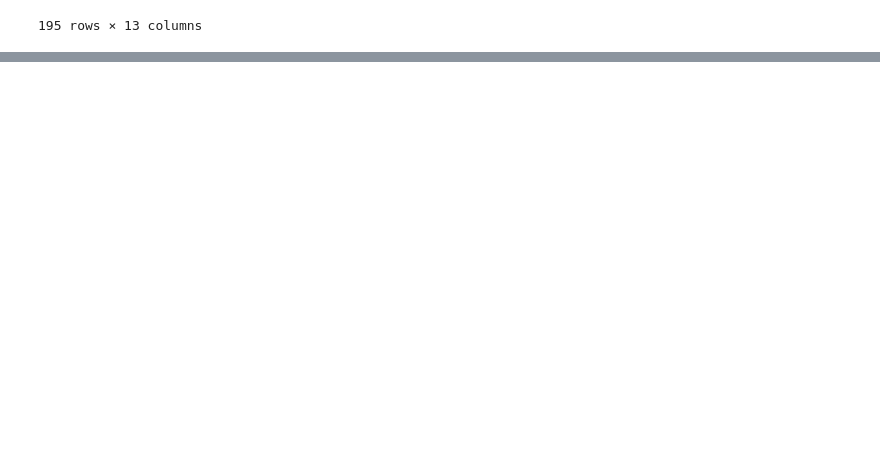
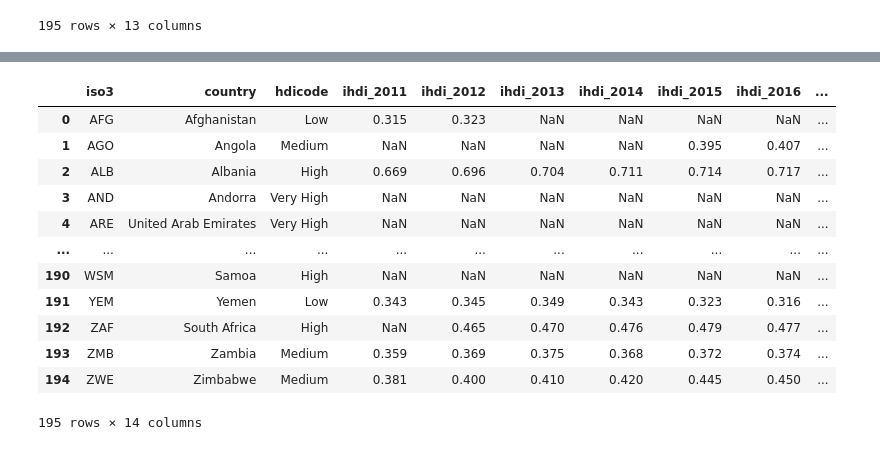
Before and after one commit to AbdullaMashaly/Human_Development_Index, a Jupyter notebook: HDI_cleaning_data.ipynb, the cells around one changed output, grey strips where cells are left out. Cells and saved outputs as stored; diff of their text form; code cells hidden in the pictures; blank space fills up the shorter version.

Commit message:
pushing additional tables needed and updated cleaning file

```diff
--- a/HDI_cleaning_data.ipynb
+++ b/HDI_cleaning_data.ipynb
@@ -386,3 +386,32 @@ GII_regions_cleaned
 GII_countries.to_csv("csv tables/GII_countries.csv", index=False)
 GII_regions_cleaned.to_csv("csv tables/GII_regions.csv", index=False)
 GII_levels_cleaned.to_csv("csv tables/GII_levels.csv", index=False)
+# %%
+# Extract the columns we are interested in analyzing for the HDI index table
+
+IHDI_index_df = HDI_df.loc[:, ['iso3', 'country', 'hdicode', "ihdi_2011","ihdi_2012",\
+                                        "ihdi_2013","ihdi_2014","ihdi_2015", "ihdi_2016","ihdi_2017","ihdi_2018","ihdi_2019","ihdi_2020","ihdi_2021"
+                                        ]]
+
+#Rename the column headers
+IHDI_titles= HDI_index_df.rename(columns = {"iso3": "id" }, inplace = True)
+
+IHDI_index_levels= IHDI_index_df.iloc[195:199,]
+IHDI_index_regions= IHDI_index_df.iloc[200:206,]
+IHDI_index_countries= IHDI_index_df.iloc[0:195,]
+
+IHDI_index_countries
+# %% [output]
+|  | iso3 | country | hdicode | ihdi_2011 | ihdi_2012 | ihdi_2013 | ihdi_2014 | ihdi_2015 | ihdi_2016 | ... |
+| 0 | AFG | Afghanistan | Low | 0.315 | 0.323 | NaN | NaN | NaN | NaN | ... |
+| 1 | AGO | Angola | Medium | NaN | NaN | NaN | NaN | 0.395 | 0.407 | ... |
+| 2 | ALB | Albania | High | 0.669 | 0.696 | 0.704 | 0.711 | 0.714 | 0.717 | ... |
+| 3 | AND | Andorra | Very High | NaN | NaN | NaN | NaN | NaN | NaN | ... |
+| 4 | ARE | United Arab Emirates | Very High | NaN | NaN | NaN | NaN | NaN | NaN | ... |
+| ... | ... | ... | ... | ... | ... | ... | ... | ... | ... | ... |
+| 190 | WSM | Samoa | High | NaN | NaN | NaN | NaN | NaN | NaN | ... |
+| 191 | YEM | Yemen | Low | 0.343 | 0.345 | 0.349 | 0.343 | 0.323 | 0.316 | ... |
+| 192 | ZAF | South Africa | High | NaN | 0.465 | 0.470 | 0.476 | 0.479 | 0.477 | ... |
+| 193 | ZMB | Zambia | Medium | 0.359 | 0.369 | 0.375 | 0.368 | 0.372 | 0.374 | ... |
+| 194 | ZWE | Zimbabwe | Medium | 0.381 | 0.400 | 0.410 | 0.420 | 0.445 | 0.450 | ... |
+195 rows × 14 columns
```
Also changed, not shown: parts of 8 cells of this notebook, 9 other files.
